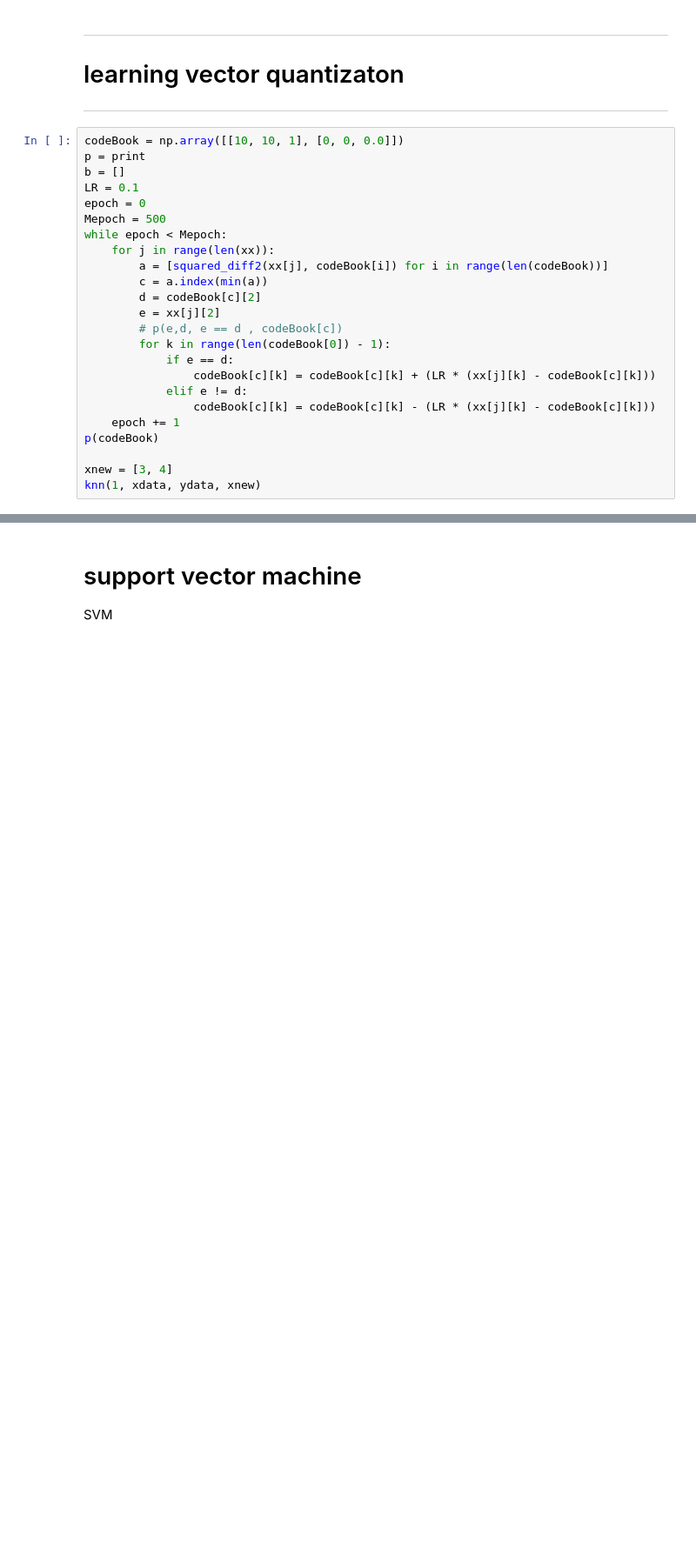
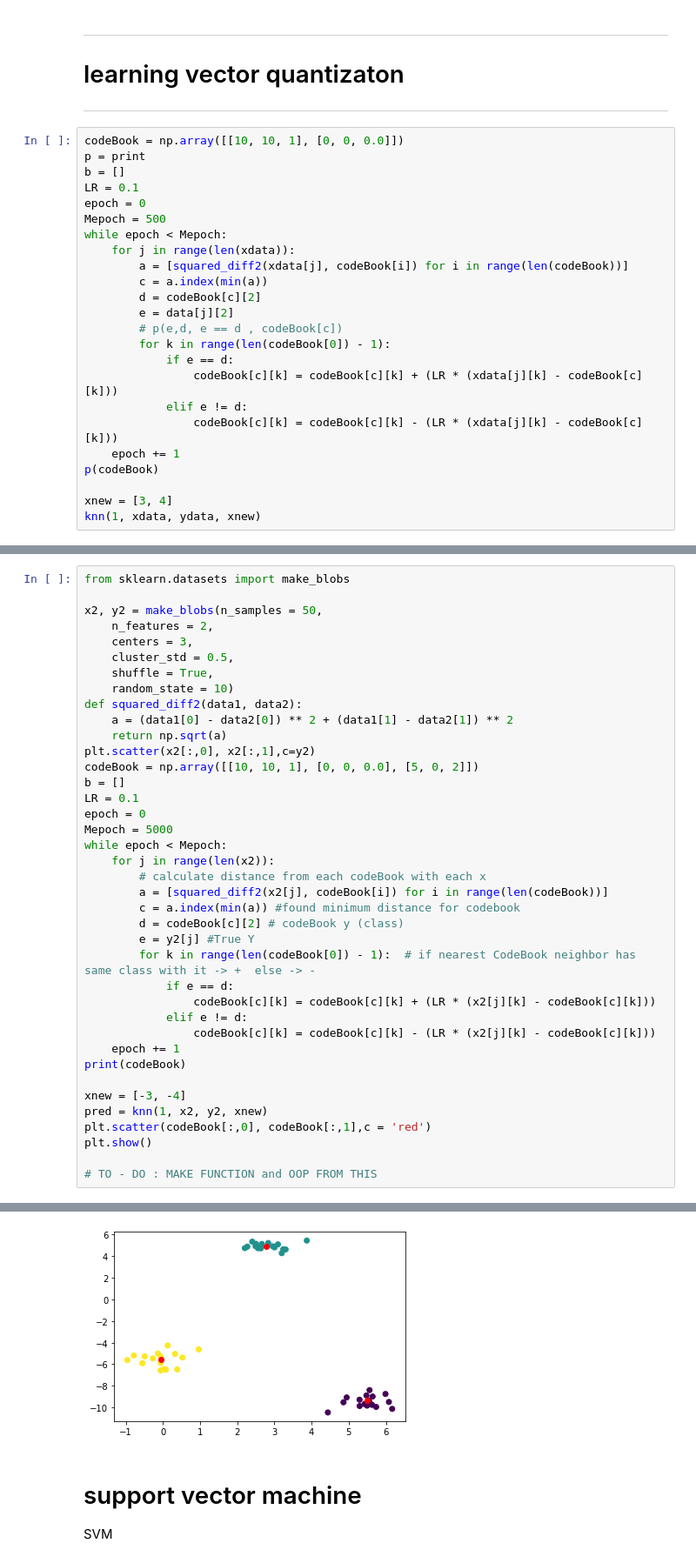
Before and after one commit to hsargoli/MyWorks, a Jupyter notebook: MLalgorithm.ipynb, the cells around one changed output, grey strips where cells are left out. Shown at 87% size. Cells and saved outputs as stored; diff of their text form; blank space fills up the shorter version.

```diff
--- a/MLalgorithm.ipynb
+++ b/MLalgorithm.ipynb
@@ -656,17 +595,17 @@ LR = 0.1
 epoch = 0
 Mepoch = 500
 while epoch < Mepoch:
-    for j in range(len(xx)):
-        a = [squared_diff2(xx[j], codeBook[i]) for i in range(len(codeBook))]
+    for j in range(len(xdata)):
+        a = [squared_diff2(xdata[j], codeBook[i]) for i in range(len(codeBook))]
         c = a.index(min(a))
         d = codeBook[c][2]
-        e = xx[j][2]
+        e = data[j][2]
         # p(e,d, e == d , codeBook[c])
         for k in range(len(codeBook[0]) - 1):
             if e == d:
-                codeBook[c][k] = codeBook[c][k] + (LR * (xx[j][k] - codeBook[c][k]))
+                codeBook[c][k] = codeBook[c][k] + (LR * (xdata[j][k] - codeBook[c][k]))
             elif e != d:
-                codeBook[c][k] = codeBook[c][k] - (LR * (xx[j][k] - codeBook[c][k]))
+                codeBook[c][k] = codeBook[c][k] - (LR * (xdata[j][k] - codeBook[c][k]))
     epoch += 1
 p(codeBook)
 
@@ -679,0 +619,40 @@ Guessed class:  0
+# %%
+from sklearn.datasets import make_blobs
+
+x2, y2 = make_blobs(n_samples = 50,
+    n_features = 2,
+    centers = 3,
+    cluster_std = 0.5,
+    shuffle = True,
+    random_state = 10)
+def squared_diff2(data1, data2):
+    a = (data1[0] - data2[0]) ** 2 + (data1[1] - data2[1]) ** 2
+    return np.sqrt(a)
+plt.scatter(x2[:,0], x2[:,1],c=y2)
+codeBook = np.array([[10, 10, 1], [0, 0, 0.0], [5, 0, 2]])
+b = []
+LR = 0.1
+epoch = 0
+Mepoch = 5000
+while epoch < Mepoch:
+    for j in range(len(x2)):
+        # calculate distance from each codeBook with each x
+        a = [squared_diff2(x2[j], codeBook[i]) for i in range(len(codeBook))]
+        c = a.index(min(a)) #found minimum distance for codebook
+        d = codeBook[c][2] # codeBook y (class)
+        e = y2[j] #True Y
+        for k in range(len(codeBook[0]) - 1):  # if nearest CodeBook neighbor has same class with it -> +  else -> -
+            if e == d:
+                codeBook[c][k] = codeBook[c][k] + (LR * (x2[j][k] - codeBook[c][k]))
+            elif e != d:
+                codeBook[c][k] = codeBook[c][k] - (LR * (x2[j][k] - codeBook[c][k]))
+    epoch += 1
+print(codeBook)
+
+xnew = [-3, -4]
+pred = knn(1, x2, y2, xnew)
+plt.scatter(codeBook[:,0], codeBook[:,1],c = 'red')
+plt.show()
+
+# TO - DO : MAKE FUNCTION and OOP FROM THIS
+# %% [output]
@@ -680,3 +663,4 @@ Guessed class:  0
+[figure, added]
 # %% [markdown]
 # support vector machine
 SVM
```
Also changed, not shown: parts of 15 cells of this notebook.
